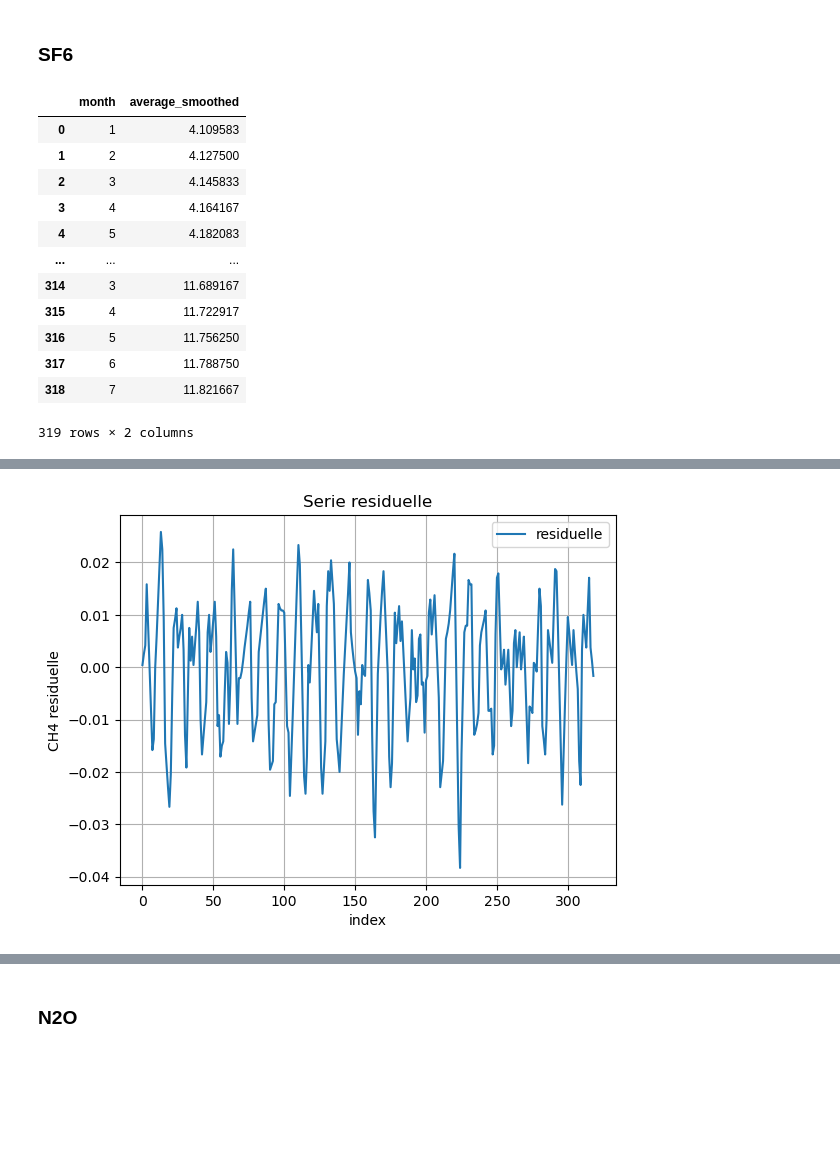
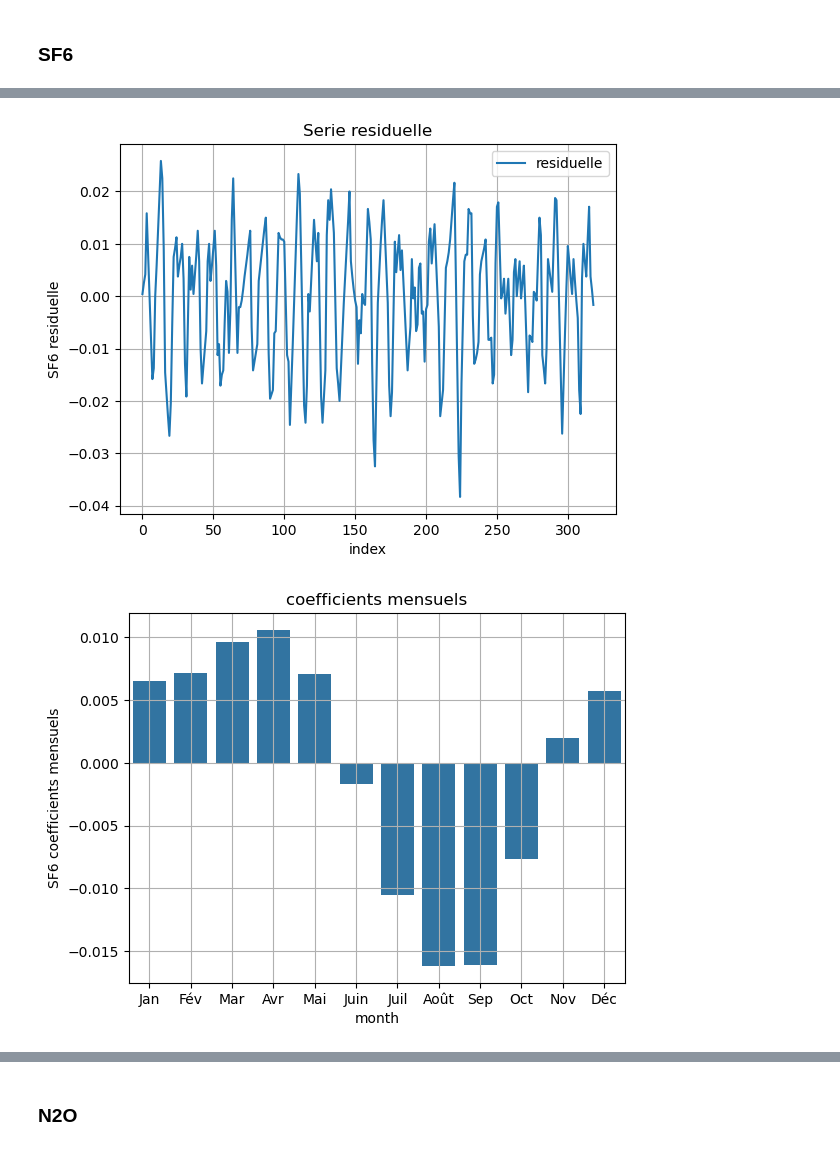
Before and after one commit to AxelGiovannai/Stat_Project, a Jupyter notebook: notebook1.ipynb, the cells around one changed output, grey strips where cells are left out. Saved outputs shown, nothing was run; the diff lists cells and outputs as text; code cells hidden in the pictures; blank space fills up the shorter version.

```diff
--- a/notebook1.ipynb
+++ b/notebook1.ipynb
@@ -281,23 +281,26 @@ affichage_prevision(prevision)
 ### SF6
 # %%
 df_smoothed_sf6 = moyenne_mobile_ordre_6(df_sf6)
-display(df_smoothed_sf6)
-affichage_moyenne_mobile_ordre_6(df_sf6,df_smoothed_sf6,"sf6")
+affichage_moyenne_mobile_ordre_6(df_sf6,df_smoothed_sf6,"SF6")
+
 df_residual_sf6 = serie_residuelle_vector(df_sf6,df_smoothed_sf6,6)
-affichage_serie_residuelle(df_residual_sf6,"CH4")
+affichage_serie_residuelle(df_residual_sf6,"SF6")
+
+coefficients_mensuels_sf6 = coefficients_mensuels(df_sf6, df_residual_sf6, 6)
+affichage_coefficients_mensuels(coefficients_mensuels_sf6,"SF6")
+
+centrer_coefficient_mensuels_sf6 = centrer_coefficient_mensuels(coefficients_mensuels_sf6)
+affichage_centrer_coefficient_mensuels(centrer_coefficient_mensuels_sf6,"SF6")
+
+correction_sf6 = correction_variation_saisoniere(df_sf6,centrer_coefficient_mensuels_sf6)
+afficher_correction_variation_saisoniere(correction_sf6,"SF6")
+
+x , y , y_pred , a , b = regression_corrige_moindres_carres(correction_sf6)
+affichage_regression_corrige_moindres_carres(x,y,y_pred,a,b,"SF6")
+
+prevision_sf6 = prevision(a,b,centrer_coefficient_mensuels_sf6,df_sf6,24)
+affichage_prevision(prevision_sf6)
 # %% [output]
-|  | month | average_smoothed |
-| 0 | 1 | 4.109583 |
-| 1 | 2 | 4.127500 |
-| 2 | 3 | 4.145833 |
-| 3 | 4 | 4.164167 |
-| 4 | 5 | 4.182083 |
-| ... | ... | ... |
-| 314 | 3 | 11.689167 |
-| 315 | 4 | 11.722917 |
-| 316 | 5 | 11.756250 |
-| 317 | 6 | 11.788750 |
-| 318 | 7 | 11.821667 |
-319 rows × 2 columns
 [figure]
 [figure]
+[figure, added]
```
Also changed, not shown: parts of 9 cells of this notebook.
